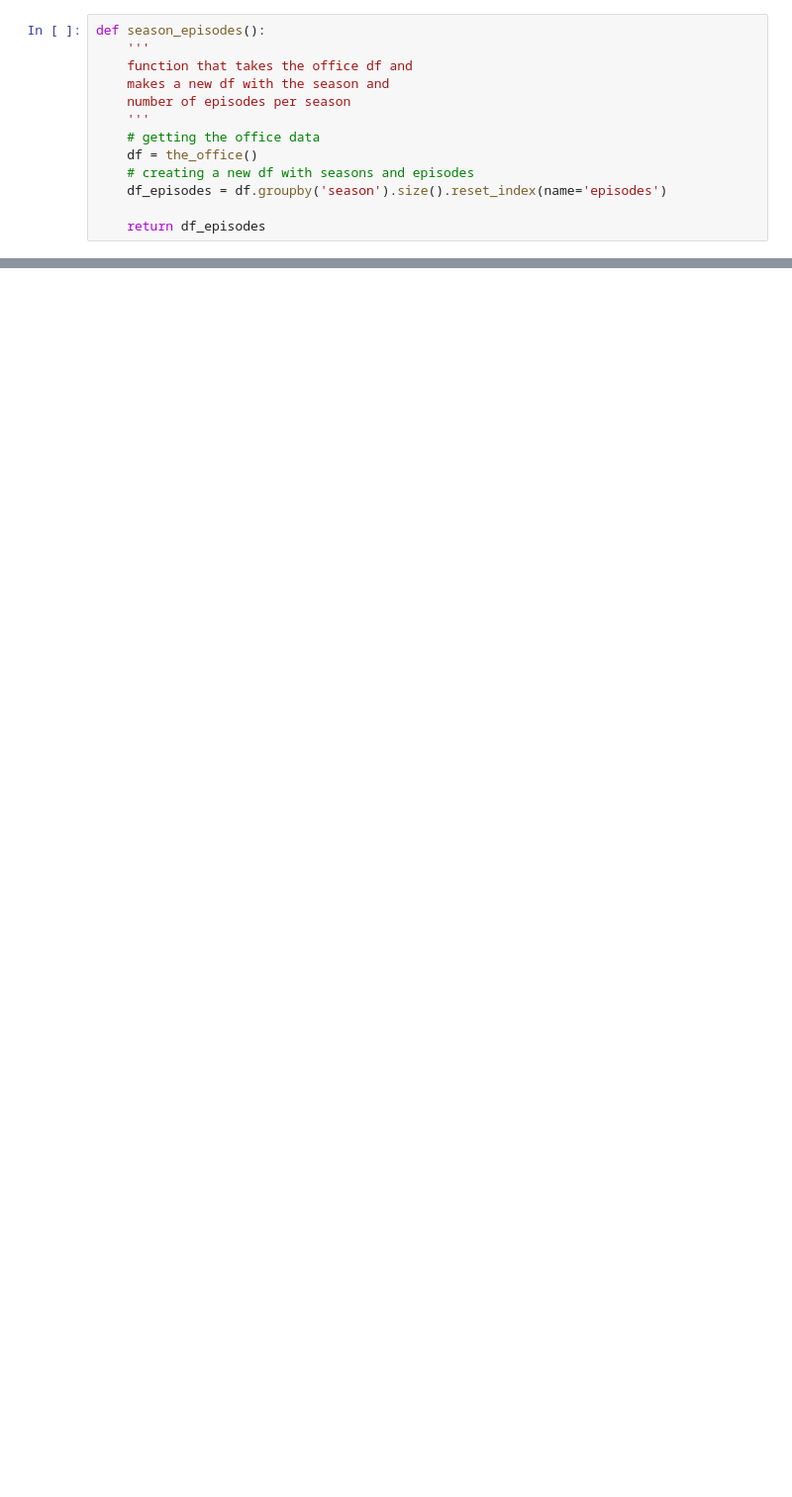
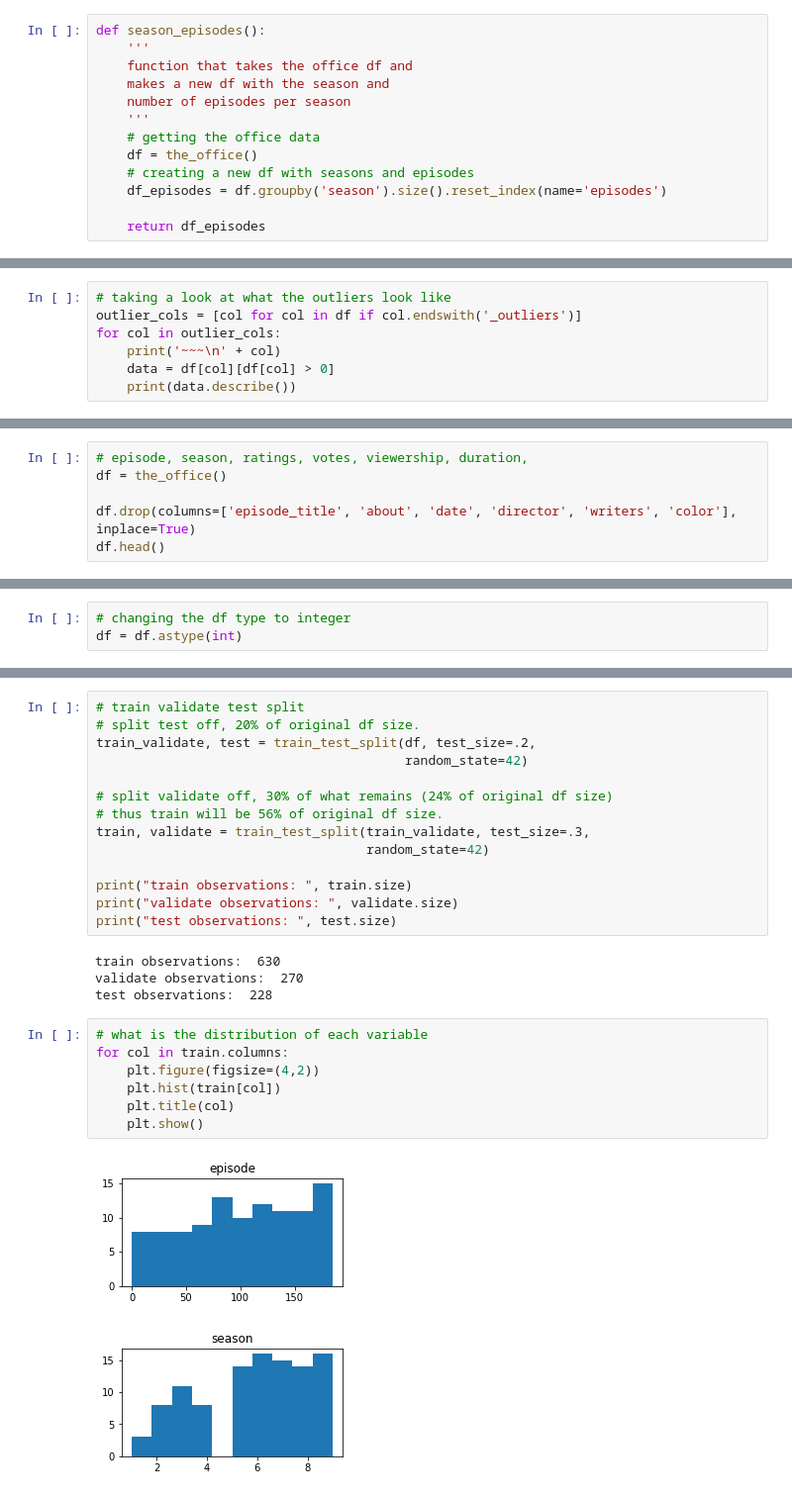
Before and after one commit to jamesallen0351/the_office, a Jupyter notebook: office_scratchpad.ipynb, the cells around one changed output, grey strips where cells are left out. Shown: that part at 99% size. Cells and saved outputs as stored; diff of their text form; blank space fills up the shorter version.

Commit message:
set up df and split for modeling

```diff
--- a/office_scratchpad.ipynb
+++ b/office_scratchpad.ipynb
@@ -275,0 +285,7 @@ season_episodes()
+# %%
+# taking a look at what the outliers look like
+outlier_cols = [col for col in df if col.endswith('_outliers')]
+for col in outlier_cols:
+    print('~~~\n' + col)
+    data = df[col][df[col] > 0]
+    print(data.describe())
@@ -275,0 +305,6 @@ season_episodes()
+# %%
+# episode, season, ratings, votes, viewership, duration,
+df = the_office()
+
+df.drop(columns=['episode_title', 'about', 'date', 'director', 'writers', 'color'], inplace=True)
+df.head()
@@ -275,0 +348,3 @@ season_episodes()
+# %%
+# changing the df type to integer
+df = df.astype(int)
@@ -275,0 +368,28 @@ season_episodes()
+# %%
+# train validate test split
+# split test off, 20% of original df size.
+train_validate, test = train_test_split(df, test_size=.2,
+                                        random_state=42)
+
+# split validate off, 30% of what remains (24% of original df size)
+# thus train will be 56% of original df size.
+train, validate = train_test_split(train_validate, test_size=.3,
+                                   random_state=42)
+
+print("train observations: ", train.size)
+print("validate observations: ", validate.size)
+print("test observations: ", test.size)
+# %% [output]
+train observations:  630
+validate observations:  270
+test observations:  228
+# %%
+# what is the distribution of each variable
+for col in train.columns:
+    plt.figure(figsize=(4,2))
+    plt.hist(train[col])
+    plt.title(col)
+    plt.show()
+# %% [output]
+[figure, added]
+[figure, added]
```
Also changed, not shown: parts of 23 cells of this notebook.
